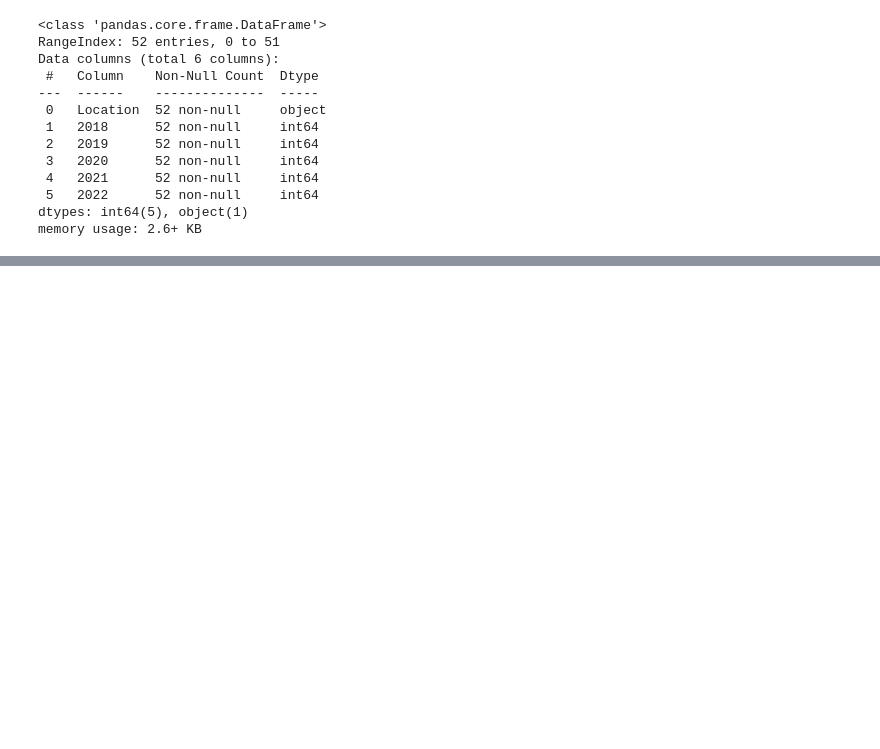
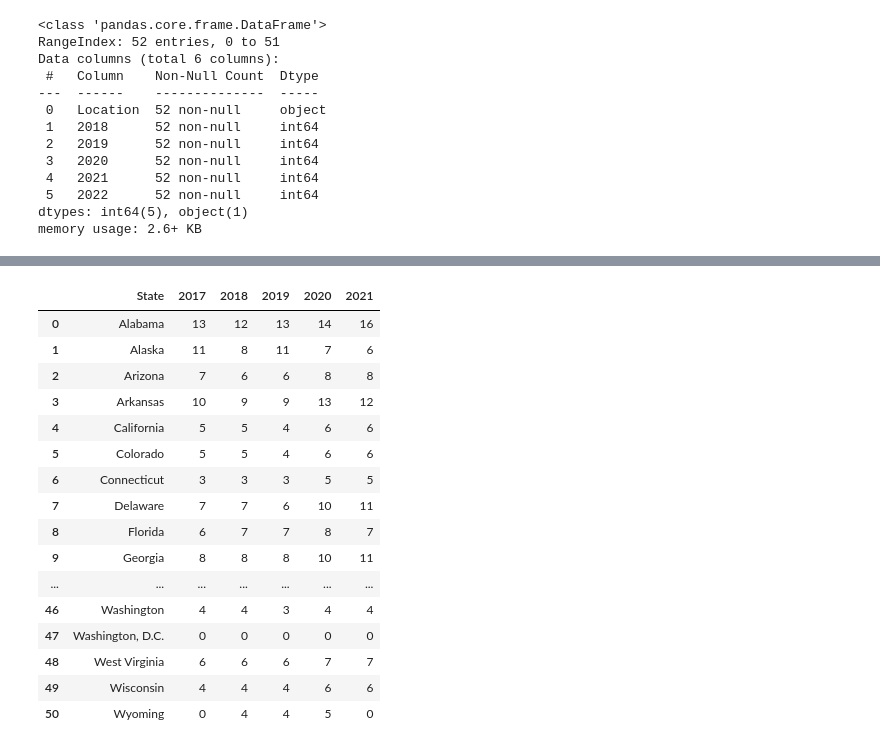
Before and after one commit to johnfbeltranc/clases_4geeks, a Jupyter notebook: notebooks/10_web_scraping.ipynb, the cells around one changed output, grey strips where cells are left out. Drawn from its saved outputs; the diff is of its cells as text; code cells hidden in the pictures; blank space fills up the shorter version.

```diff
--- a/notebooks/10_web_scraping.ipynb
+++ b/notebooks/10_web_scraping.ipynb
@@ -242,0 +302,13 @@ traer la tabla 2
+# %%
+
+
+# 1. Convertir "State" a mayusculas
+df2["State"] = df2["State"].str.title()
+
+# 2. Detectar columnas de años automáticamente
+year_cols = [col for col in df2.columns if col.isdigit()] # lista de columnas que son años
+df2[year_cols] = df2[year_cols].fillna(0).round().astype(int) # relleno NaNs, redondeo y convierto a int
+df2.columns = df2.columns.str.strip() # elimino espacios en blanco
+
+print(df2.dtypes)
+print(df2.head())
@@ -242,0 +329,20 @@ traer la tabla 2
+# %%
+df2
+# %% [output]
+|  | State | 2017 | 2018 | 2019 | 2020 | 2021 |
+| 0 | Alabama | 13 | 12 | 13 | 14 | 16 |
+| 1 | Alaska | 11 | 8 | 11 | 7 | 6 |
+| 2 | Arizona | 7 | 6 | 6 | 8 | 8 |
+| 3 | Arkansas | 10 | 9 | 9 | 13 | 12 |
+| 4 | California | 5 | 5 | 4 | 6 | 6 |
+| 5 | Colorado | 5 | 5 | 4 | 6 | 6 |
+| 6 | Connecticut | 3 | 3 | 3 | 5 | 5 |
+| 7 | Delaware | 7 | 7 | 6 | 10 | 11 |
+| 8 | Florida | 6 | 7 | 7 | 8 | 7 |
+| 9 | Georgia | 8 | 8 | 8 | 10 | 11 |
+| ... | ... | ... | ... | ... | ... | ... |
+| 46 | Washington | 4 | 4 | 3 | 4 | 4 |
+| 47 | Washington, D.C. | 0 | 0 | 0 | 0 | 0 |
+| 48 | West Virginia | 6 | 6 | 6 | 7 | 7 |
+| 49 | Wisconsin | 4 | 4 | 4 | 6 | 6 |
+| 50 | Wyoming | 0 | 4 | 4 | 5 | 0 |
```
Also changed, not shown: parts of 10 cells of this notebook.
